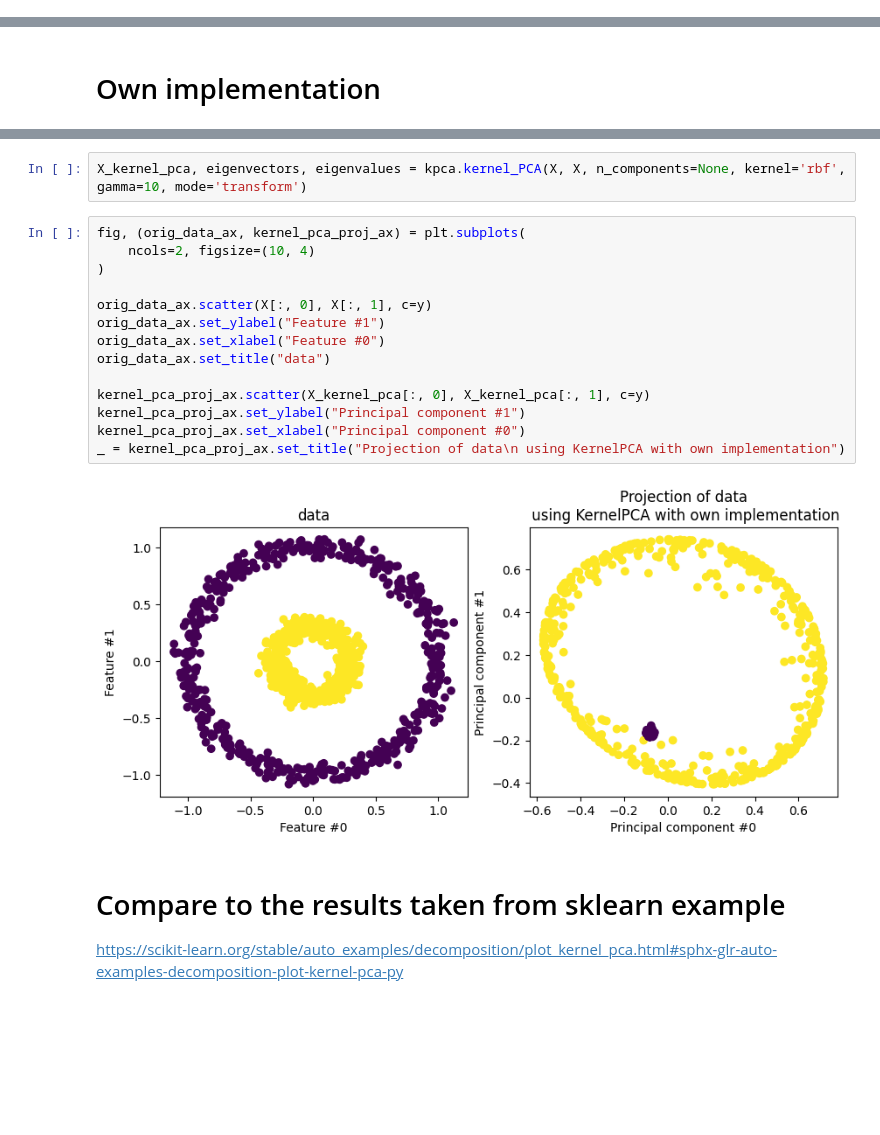
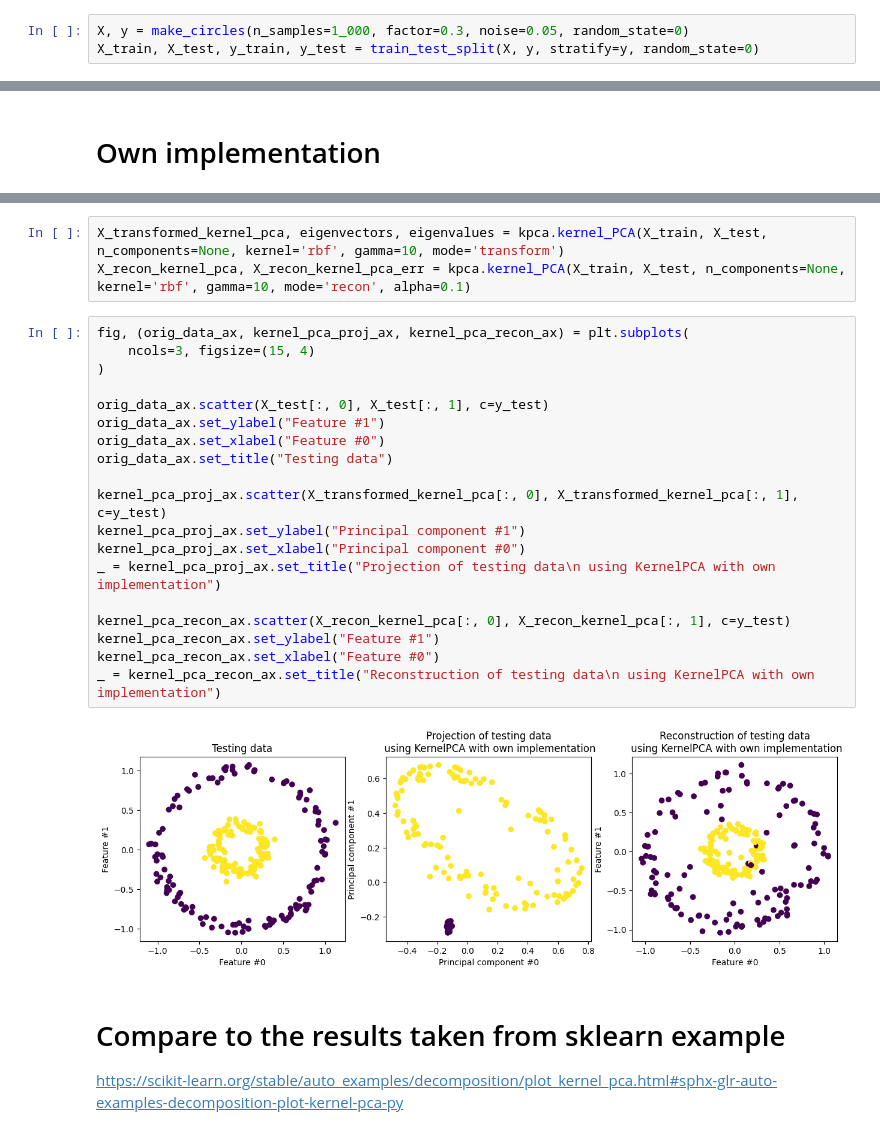
Before and after one commit to abf149/180651final, a Jupyter notebook: kernel_pca.ipynb, the cells around one changed output, grey strips where cells are left out. Saved outputs shown, nothing was run; the diff lists cells and outputs as text; blank space fills up the shorter version.

Commit message:
reproduced transformed and reconstructed data from sklearn example perfectly

```diff
--- a/kernel_pca.ipynb
+++ b/kernel_pca.ipynb
@@ -6,3 +7,6 @@ from sklearn.decomposition import PCA, KernelPCA
 import matplotlib.pyplot as plt
 import kernel_pca as kpca # python file of own implementation of kernel PCA
 from sklearn.metrics import mean_squared_error
+# %%
+X, y = make_circles(n_samples=1_000, factor=0.3, noise=0.05, random_state=0)
+X_train, X_test, y_train, y_test = train_test_split(X, y, stratify=y, random_state=0)
@@ -22,21 +28,27 @@ Text(0.5, 1.0, 'data')
 # %%
-X_kernel_pca, eigenvectors, eigenvalues = kpca.kernel_PCA(X, X, n_components=None, kernel='rbf', gamma=10, mode='transform')
+X_transformed_kernel_pca, eigenvectors, eigenvalues = kpca.kernel_PCA(X_train, X_test, n_components=None, kernel='rbf', gamma=10, mode='transform')
+X_recon_kernel_pca, X_recon_kernel_pca_err = kpca.kernel_PCA(X_train, X_test, n_components=None, kernel='rbf', gamma=10, mode='recon', alpha=0.1)
 # %%
-fig, (orig_data_ax, kernel_pca_proj_ax) = plt.subplots(
-    ncols=2, figsize=(10, 4)
+fig, (orig_data_ax, kernel_pca_proj_ax, kernel_pca_recon_ax) = plt.subplots(
+    ncols=3, figsize=(15, 4)
 )
 
-orig_data_ax.scatter(X[:, 0], X[:, 1], c=y)
+orig_data_ax.scatter(X_test[:, 0], X_test[:, 1], c=y_test)
 orig_data_ax.set_ylabel("Feature #1")
 orig_data_ax.set_xlabel("Feature #0")
-orig_data_ax.set_title("data")
+orig_data_ax.set_title("Testing data")
 
-kernel_pca_proj_ax.scatter(X_kernel_pca[:, 0], X_kernel_pca[:, 1], c=y)
+kernel_pca_proj_ax.scatter(X_transformed_kernel_pca[:, 0], X_transformed_kernel_pca[:, 1], c=y_test)
 kernel_pca_proj_ax.set_ylabel("Principal component #1")
 kernel_pca_proj_ax.set_xlabel("Principal component #0")
-_ = kernel_pca_proj_ax.set_title("Projection of data\n using KernelPCA with own implementation")
+_ = kernel_pca_proj_ax.set_title("Projection of testing data\n using KernelPCA with own implementation")
+
+kernel_pca_recon_ax.scatter(X_recon_kernel_pca[:, 0], X_recon_kernel_pca[:, 1], c=y_test)
+kernel_pca_recon_ax.set_ylabel("Feature #1")
+kernel_pca_recon_ax.set_xlabel("Feature #0")
+_ = kernel_pca_recon_ax.set_title("Reconstruction of testing data\n using KernelPCA with own implementation")
 # %% [output]
-[figure, old version]
+[figure, new version]
 # %% [markdown]
 # Compare to the results taken from sklearn example
 https://scikit-learn.org/stable/auto_examples/decomposition/plot_kernel_pca.html#sphx-glr-auto-examples-decomposition-plot-kernel-pca-py
```
Also changed, not shown: parts of 8 cells of this notebook.
